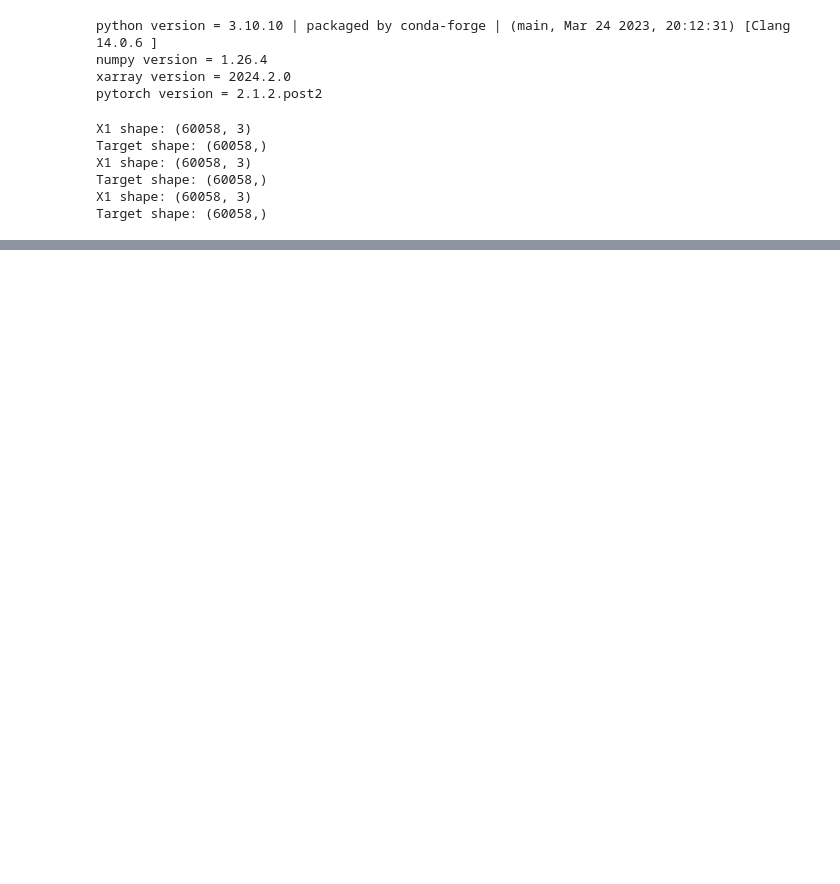
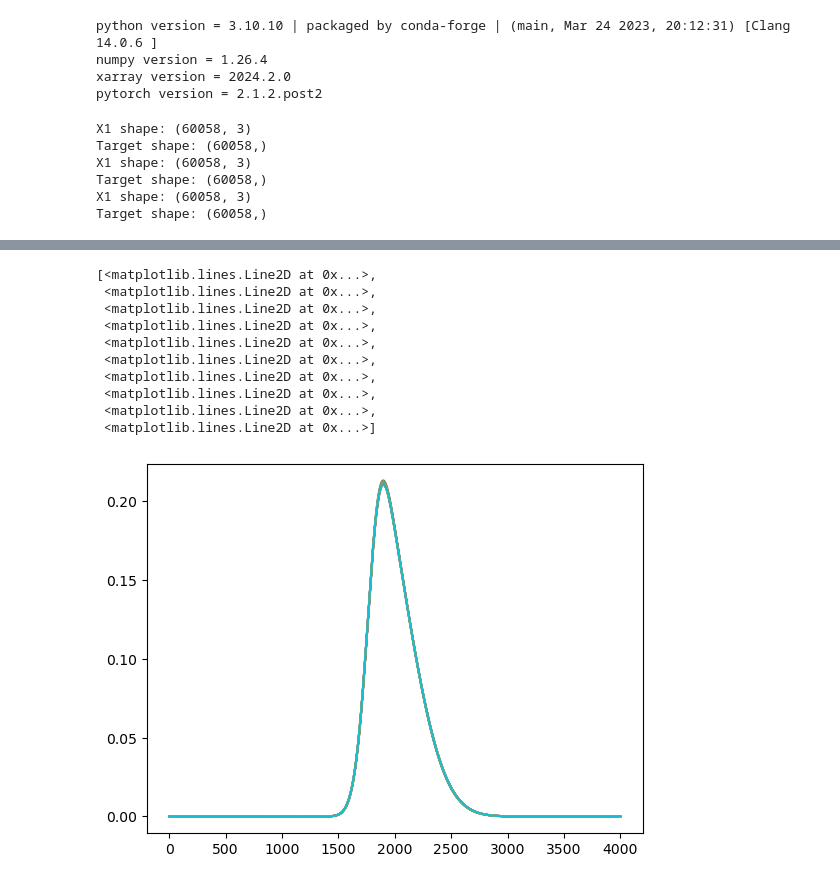
Before and after one commit to Jolan-vP/E3SM, a Jupyter notebook: analysis_006_crps_numeric.ipynb, the cells around one changed output, grey strips where cells are left out. Cells and saved outputs as stored; diff of their text form; code cells hidden in the pictures; blank space fills up the shorter version.

```diff
--- a/analysis_006_crps_numeric.ipynb
+++ b/analysis_006_crps_numeric.ipynb
@@ -134,0 +138,14 @@ CRPS = crps(p, test_target, x, single_cdf=False)
+# %%
+plt.plot(p[:,:10])
+# %% [output]
+[<matplotlib.lines.Line2D at 0x...>,
+ <matplotlib.lines.Line2D at 0x...>,
+ <matplotlib.lines.Line2D at 0x...>,
+ <matplotlib.lines.Line2D at 0x...>,
+ <matplotlib.lines.Line2D at 0x...>,
+ <matplotlib.lines.Line2D at 0x...>,
+ <matplotlib.lines.Line2D at 0x...>,
+ <matplotlib.lines.Line2D at 0x...>,
+ <matplotlib.lines.Line2D at 0x...>,
+ <matplotlib.lines.Line2D at 0x...>]
+[figure, added]
```
Also changed, not shown: parts of 14 cells of this notebook, 3 other files.
